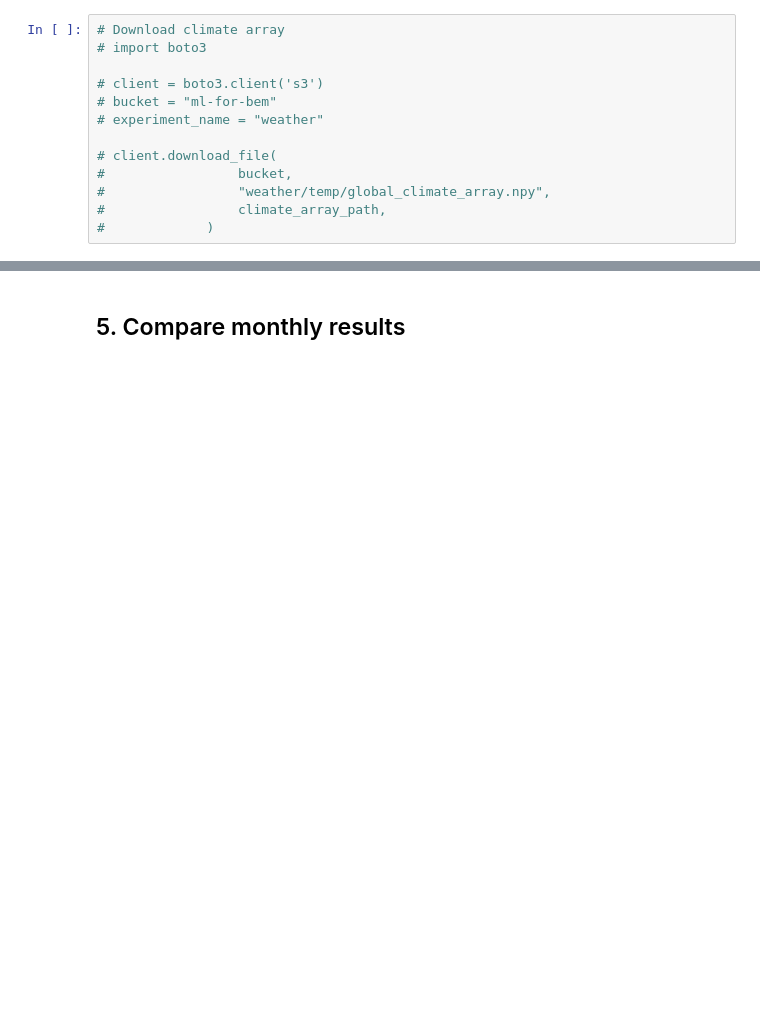
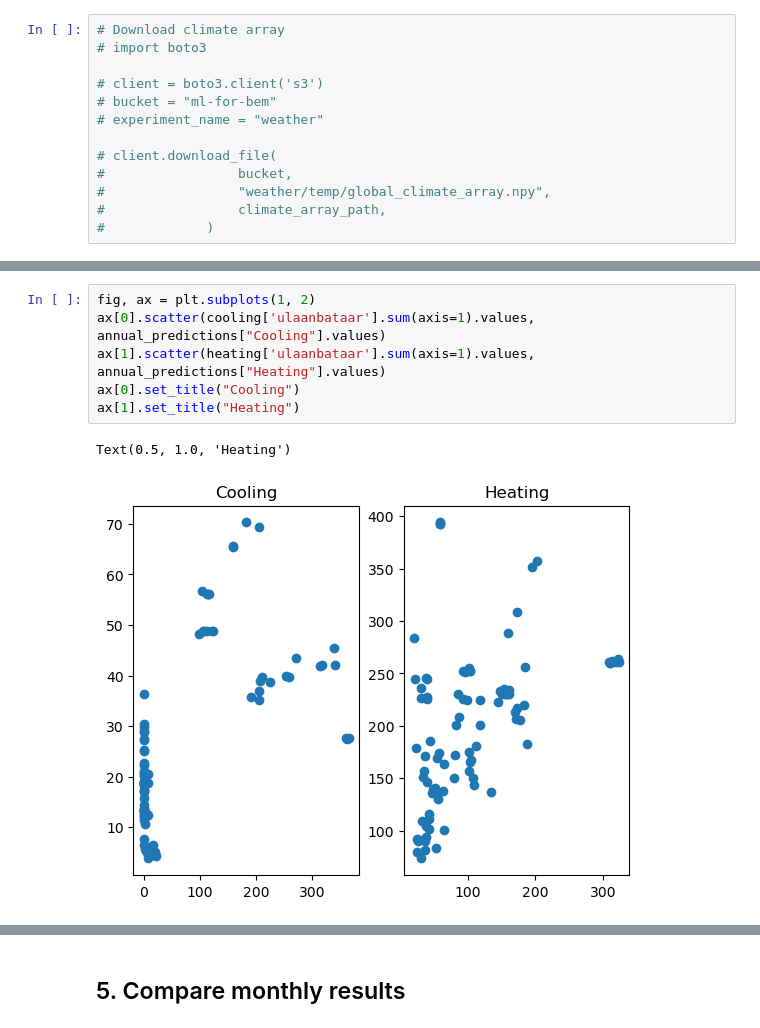
Before and after one commit to szvsw/ml-for-building-energy-modeling, a Jupyter notebook: ml-for-bem/notebooks/umi_tester.ipynb, the cells around one changed output, grey strips where cells are left out. Cells and saved outputs as stored; diff of their text form; blank space fills up the shorter version.

```diff
--- a/ml-for-bem/notebooks/umi_tester.ipynb
+++ b/ml-for-bem/notebooks/umi_tester.ipynb
@@ -707,0 +436,9 @@ MultiIndex([(     'Core', 'Heating', '2018-01-01'),
+# %%
+fig, ax = plt.subplots(1, 2)
+ax[0].scatter(cooling['ulaanbataar'].sum(axis=1).values, annual_predictions["Cooling"].values)
+ax[1].scatter(heating['ulaanbataar'].sum(axis=1).values, annual_predictions["Heating"].values)
+ax[0].set_title("Cooling")
+ax[1].set_title("Heating")
+# %% [output]
+Text(0.5, 1.0, 'Heating')
+[figure, added]
```
Also changed, not shown: parts of 37 cells of this notebook, 1 other file.
